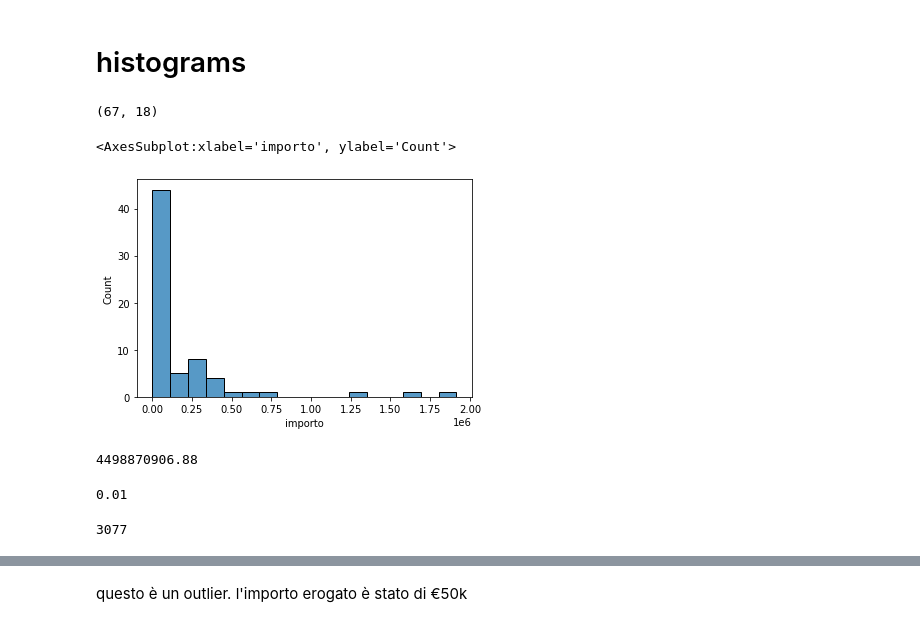
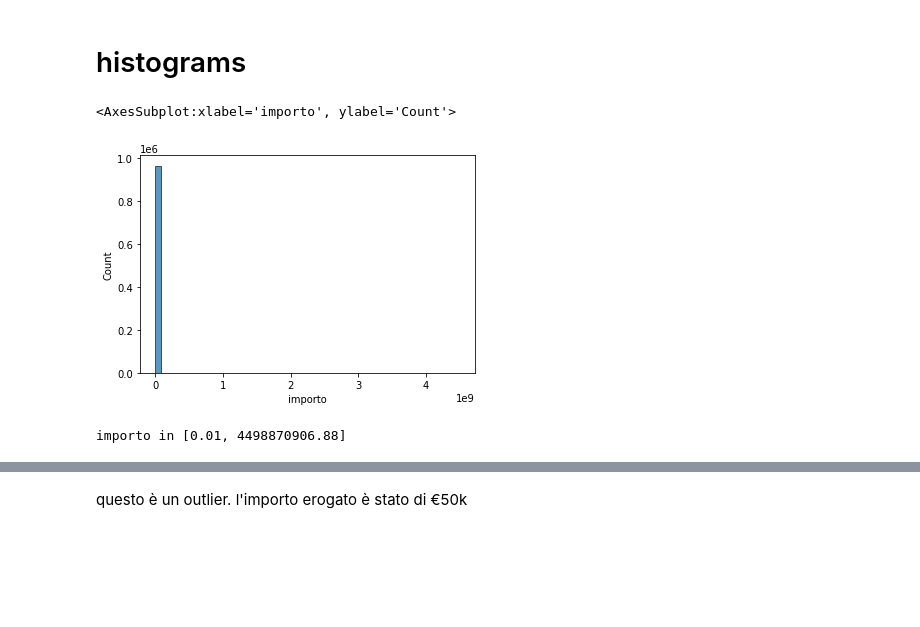
Before and after one commit to Yourne/synapthesis, a Jupyter notebook: explore.ipynb, the cells around one changed output, grey strips where cells are left out. Cells and saved outputs as stored; diff of their text form; code cells hidden in the pictures; blank space fills up the shorter version.

```diff
--- a/explore.ipynb
+++ b/explore.ipynb
@@ -33,7 +33,7 @@ data_directory = "synData28June"
 lotti_fn = "export_lotti_veneto_2016_2018_giulio.csv"
 vincitori_fn = "export_vincitori_veneto_2016_2018_giulio.csv"
 
-lotti = pd.read_csv(path.join(data_directory, lotti_fn), )
+lotti = pd.read_csv(path.join(data_directory, lotti_fn))
 vincitori = pd.read_csv(path.join(data_directory, vincitori_fn))
 # %% [markdown]
 ## lotti attributi
@@ -211,8 +229,3 @@ df = lotti.merge(vincitori,how="left", on="id_lotto")
 df.shape
 # %% [output]
 (966536, 18)
-# %%
-df.data_inizio = pd.to_datetime(df.data_inizio, yearfirst=True)
-df.loc[df.id_scelta_contraente.notna(),"id_scelta_contraente"] = df[df.id_scelta_contraente.notna()].astype({"id_scelta_contraente":"int32"})
-# df = df[df.id_cpv.notna()].astype({"id_cpv": "int32"})
-# df = df[df.id_lsf.notna()].astype({"id_lsf": "int32"})
@@ -283,26 +322,13 @@ np.sum(df.importo <= 0) # non esistono importi nulli tra quelli esisenti
 0
 # %% [markdown]
 # histograms
-# %%
-subdf = df.sample(frac=.001)
-subdf.shape
-# %% [output]
-(67, 18)
 # %%
 import seaborn as sns
-sns.histplot(subdf, x="importo")
+sns.histplot(df, x="importo", bins=50)
 # %% [output]
 <AxesSubplot:xlabel='importo', ylabel='Count'>
-[figure, old version]
+[figure, new version]
 # %%
-np.max(df.importo)
+print(f"importo in [{np.min(df.importo)}, {np.max(df.importo)}]")
 # %% [output]
-4498870906.88
+importo in [0.01, 4498870906.88]
-# %%
-np.min(df.importo)
-# %% [output]
-0.01
-# %%
-np.sum(df.importo>1e6)
-# %% [output]
-3077
```
Also changed, not shown: parts of 31 cells of this notebook, 1 other file.
